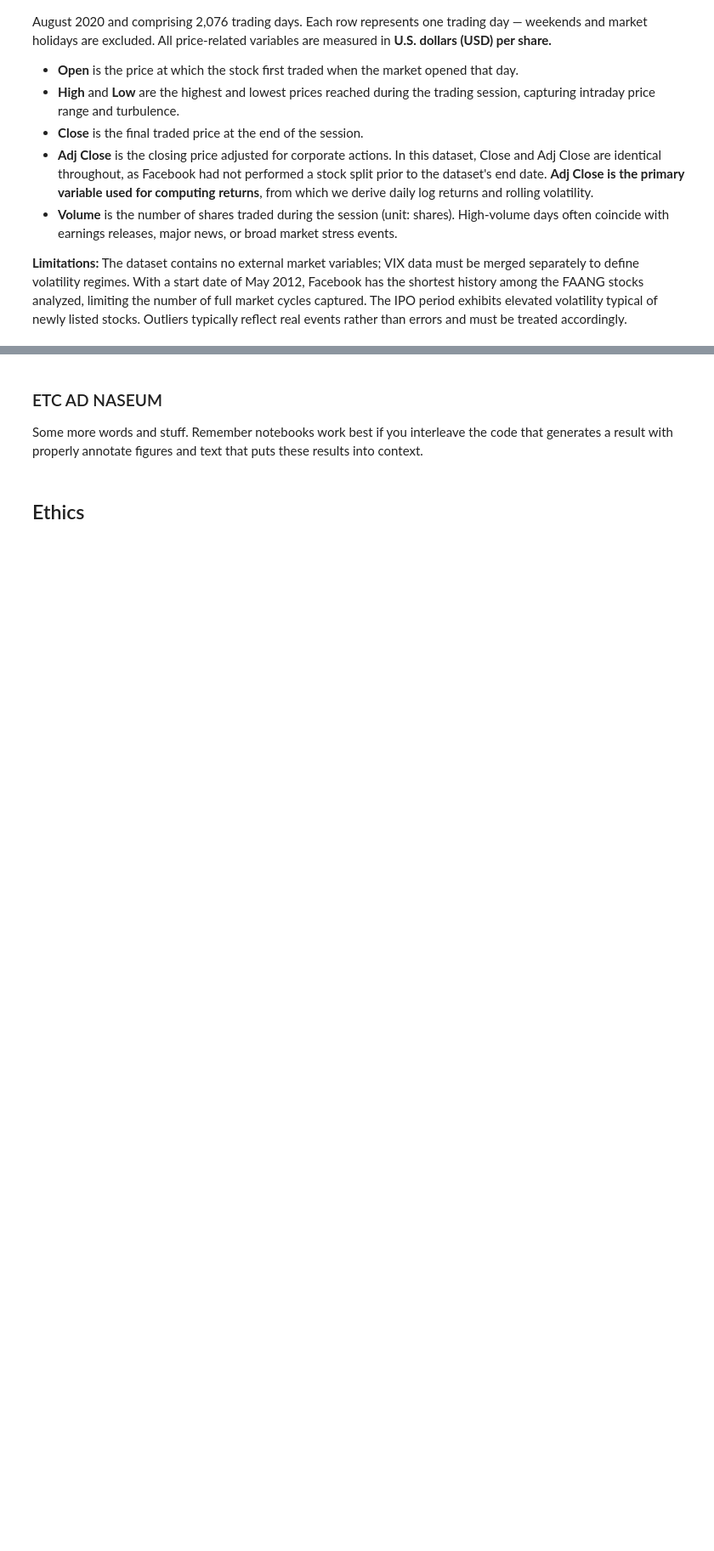
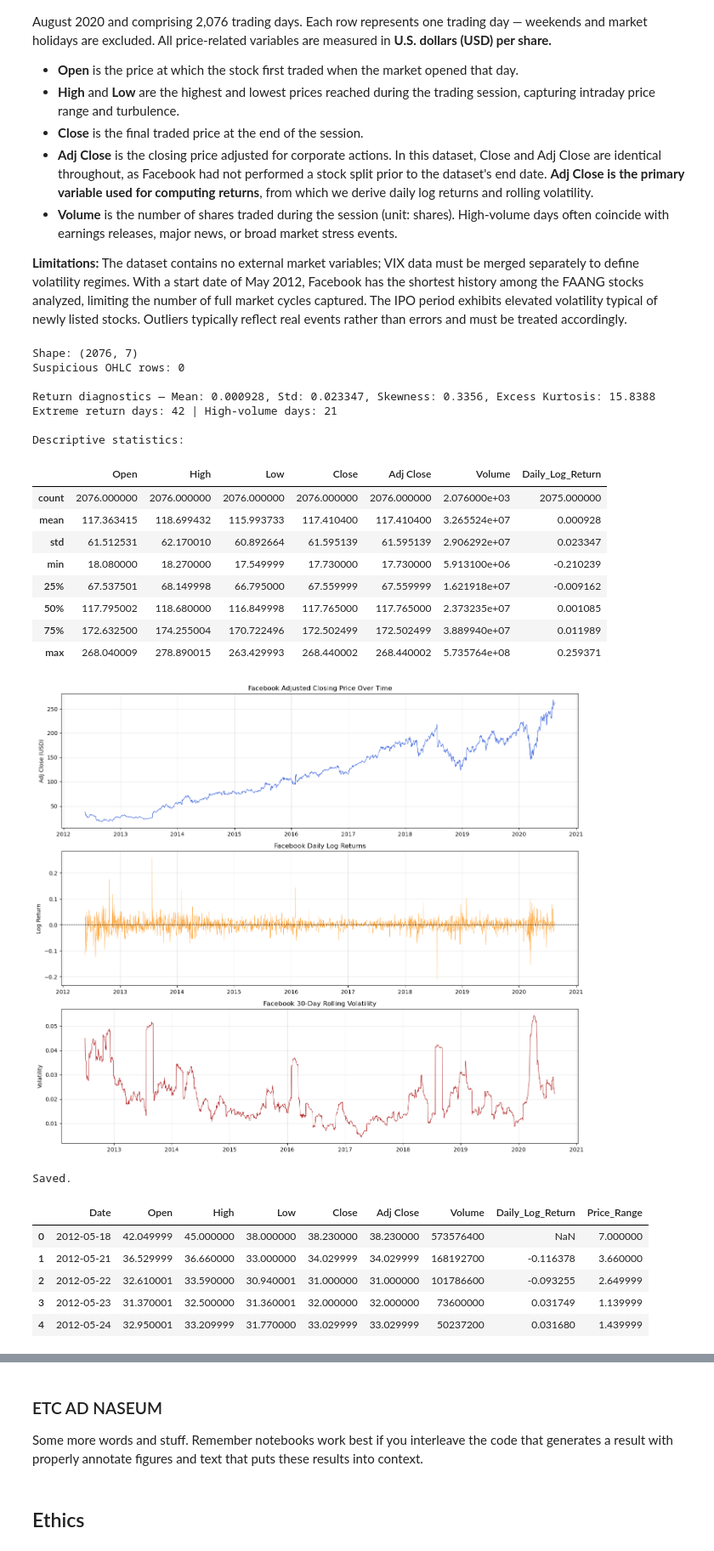
Before and after one commit to COGS108/Group086_WI26, a Jupyter notebook: 03-FinalProject.ipynb, the cells around one changed output, grey strips where cells are left out. Shown at 85% size. Cells and saved outputs as stored; diff of their text form; code cells hidden in the pictures; blank space fills up the shorter version.

```diff
--- a/03-FinalProject.ipynb
+++ b/03-FinalProject.ipynb
@@ -226,3 +421,78 @@ This dataset contains daily historical stock market data for Facebook (Meta), sp
+# %%
+# ── Facebook ───────────────────────────────────────────────────────────────────
+df_raw = pd.read_csv(Path("data/00-raw/Facebook.csv"))
+df = df_raw.copy()
+df.columns = [c.strip() for c in df.columns]
+df["Date"] = pd.to_datetime(df["Date"], errors="coerce")
+df = df.sort_values("Date").reset_index(drop=True)
+for c in NUM_COLS:
+    df[c] = pd.to_numeric(df[c], errors="coerce")
+
+# No missing values in this dataset — confirmed on first run
+print(f"Shape: {df.shape}")
+
+# OHLC consistency — 0 suspicious rows confirmed on first run
+suspicious = df[
+    (df["Low"] > df["High"]) |
+    (df["Open"] < df["Low"]) | (df["Open"] > df["High"]) |
+    (df["Close"] < df["Low"]) | (df["Close"] > df["High"])
+]
+print(f"Suspicious OHLC rows: {len(suspicious)}")
+
+# Log returns
+df["Daily_Log_Return"] = np.log(df["Adj Close"] / df["Adj Close"].shift(1))
+df["Price_Range"]      = df["High"] - df["Low"]
+
+ret = df["Daily_Log_Return"].dropna()
+print(f"\nReturn diagnostics — Mean: {ret.mean():.6f}, Std: {ret.std():.6f}, "
+      f"Skewness: {ret.skew():.4f}, Excess Kurtosis: {ret.kurtosis():.4f}")
+
+# Outlier flagging (counts only — flagged rows are kept, not removed)
+df["Extreme_Return"] = (df["Daily_Log_Return"] <= ret.quantile(0.01)) | (df["Daily_Log_Return"] >= ret.quantile(0.99))
+df["High_Volume"]    = df["Volume"] >= df["Volume"].quantile(0.99)
+print(f"Extreme return days: {df['Extreme_Return'].sum()} | High-volume days: {df['High_Volume'].sum()}")
+
+print("\nDescriptive statistics:"); display(df[NUM_COLS + ["Daily_Log_Return"]].describe())
+
+fig, axes = plt.subplots(3, 1, figsize=(14, 12))
+axes[0].plot(df["Date"], df["Adj Close"], color="royalblue", linewidth=0.8)
+axes[0].set_title("Facebook Adjusted Closing Price Over Time"); axes[0].set_ylabel("Adj Close (USD)"); axes[0].grid(alpha=0.3)
+axes[1].plot(df["Date"], df["Daily_Log_Return"], color="darkorange", linewidth=0.5, alpha=0.8)
+axes[1].axhline(0, color="black", linewidth=0.8, linestyle="--")
+axes[1].set_title("Facebook Daily Log Returns"); axes[1].set_ylabel("Log Return"); axes[1].grid(alpha=0.3)
+axes[2].plot(df["Date"], df["Daily_Log_Return"].rolling(30).std(), color="firebrick", linewidth=0.8)
+axes[2].set_title("Facebook 30-Day Rolling Volatility"); axes[2].set_ylabel("Volatility"); axes[2].grid(alpha=0.3)
+plt.tight_layout(); plt.show()
+
+# 0 rows dropped (no missing values) — save processed only
+df_clean = df.drop(columns=["Extreme_Return", "High_Volume"], errors="ignore")
+df_clean.to_csv(PROCESSED_DIR / "facebook_processed.csv", index=False)
+print("Saved."); display(df_clean.head())
+# %% [output]
+Shape: (2076, 7)
+Suspicious OHLC rows: 0
+
+Return diagnostics — Mean: 0.000928, Std: 0.023347, Skewness: 0.3356, Excess Kurtosis: 15.8388
+Extreme return days: 42 | High-volume days: 21
+
+Descriptive statistics:
+|  | Open | High | Low | Close | Adj Close | Volume | Daily_Log_Return |
+| count | 2076.000000 | 2076.000000 | 2076.000000 | 2076.000000 | 2076.000000 | 2.076000e+03 | 2075.000000 |
+| mean | 117.363415 | 118.699432 | 115.993733 | 117.410400 | 117.410400 | 3.265524e+07 | 0.000928 |
+| std | 61.512531 | 62.170010 | 60.892664 | 61.595139 | 61.595139 | 2.906292e+07 | 0.023347 |
+| min | 18.080000 | 18.270000 | 17.549999 | 17.730000 | 17.730000 | 5.913100e+06 | -0.210239 |
+| 25% | 67.537501 | 68.149998 | 66.795000 | 67.559999 | 67.559999 | 1.621918e+07 | -0.009162 |
+| 50% | 117.795002 | 118.680000 | 116.849998 | 117.765000 | 117.765000 | 2.373235e+07 | 0.001085 |
+| 75% | 172.632500 | 174.255004 | 170.722496 | 172.502499 | 172.502499 | 3.889940e+07 | 0.011989 |
+| max | 268.040009 | 278.890015 | 263.429993 | 268.440002 | 268.440002 | 5.735764e+08 | 0.259371 |
+[figure, added]
+Saved.
+|  | Date | Open | High | Low | Close | Adj Close | Volume | Daily_Log_Return | Price_Range |
+| 0 | 2012-05-18 | 42.049999 | 45.000000 | 38.000000 | 38.230000 | 38.230000 | 573576400 | NaN | 7.000000 |
+| 1 | 2012-05-21 | 36.529999 | 36.660000 | 33.000000 | 34.029999 | 34.029999 | 168192700 | -0.116378 | 3.660000 |
+| 2 | 2012-05-22 | 32.610001 | 33.590000 | 30.940001 | 31.000000 | 31.000000 | 101786600 | -0.093255 | 2.649999 |
+| 3 | 2012-05-23 | 31.370001 | 32.500000 | 31.360001 | 32.000000 | 32.000000 | 73600000 | 0.031749 | 1.139999 |
+| 4 | 2012-05-24 | 32.950001 | 33.209999 | 31.770000 | 33.029999 | 33.029999 | 50237200 | 0.031680 | 1.439999 |
 # %% [markdown]
 ### Apple (AAPL) Daily Stock Price Data
 This dataset contains daily historical stock market data for Apple (AAPL), spanning December 1980 (IPO) through September 2020 and comprising 10,015 trading days after removing one row with missing values. Each row represents one trading day — weekends and market holidays are excluded. All price-related variables are measured in **U.S. dollars (USD) per share.**
```
Also changed, not shown: parts of 46 cells of this notebook.
